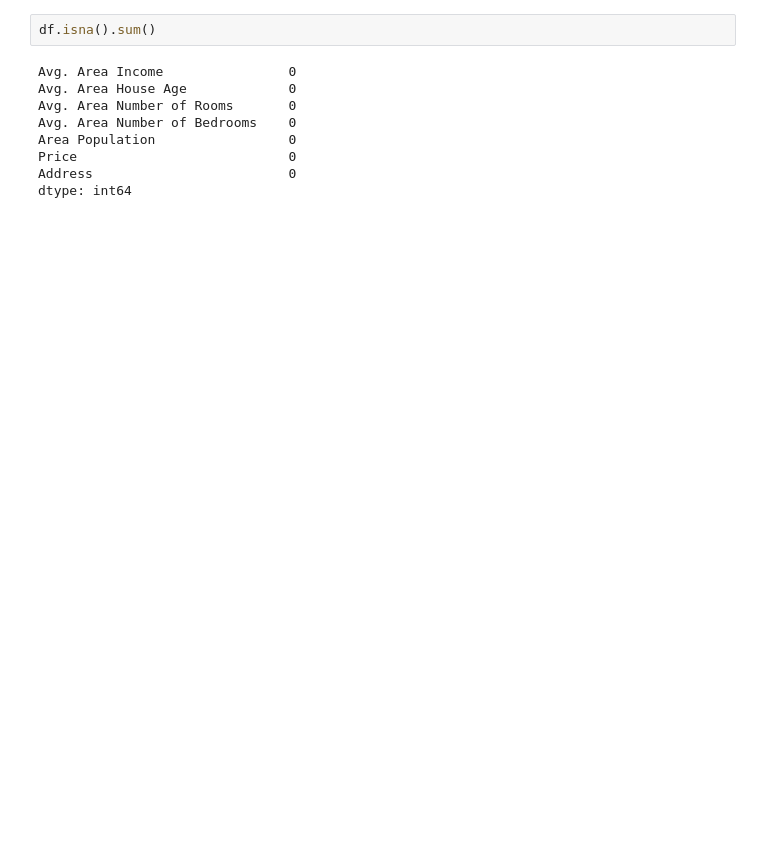
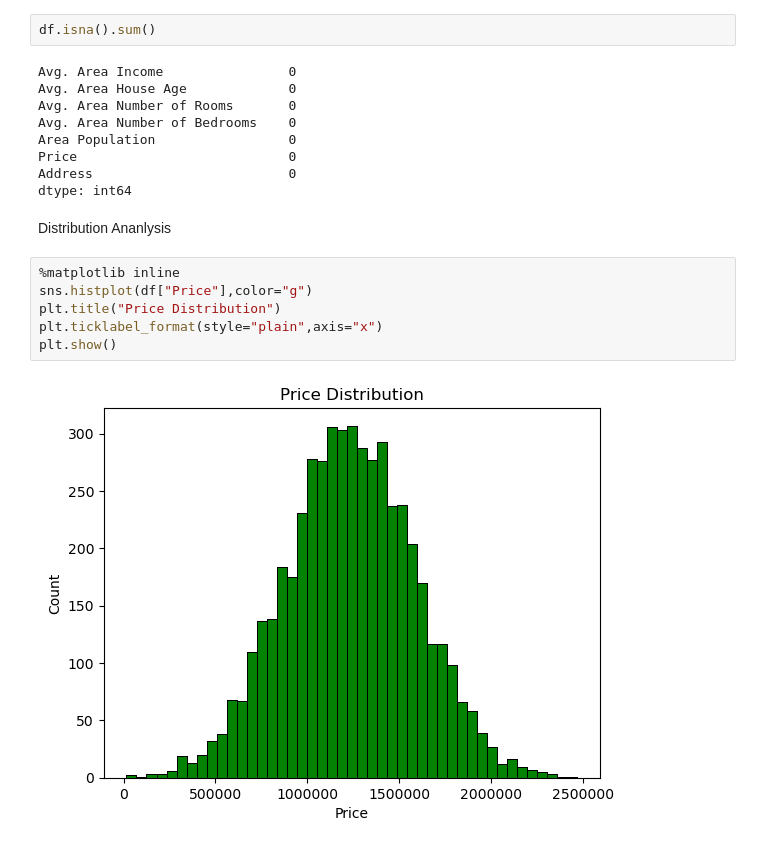
Before and after one commit to JuttuAbhiram/Machine-Learning, a Jupyter notebook: Linear_Regression/house_price_prediction.ipynb, the cells around one changed output. Drawn from its saved outputs; the diff is of its cells as text; blank space fills up the shorter version.

Commit message:
visualize the price distribution and correlation analysis

```diff
--- a/Linear_Regression/house_price_prediction.ipynb
+++ b/Linear_Regression/house_price_prediction.ipynb
@@ -76,3 +76,13 @@ Area Population                 0
 Price                           0
 Address                         0
 dtype: int64
+# %% [markdown]
+Distribution Ananlysis
+# %%
+%matplotlib inline
+sns.histplot(df["Price"],color="g")
+plt.title("Price Distribution")
+plt.ticklabel_format(style="plain",axis="x")
+plt.show()
+# %% [output]
+[figure, added]
```
Also changed, not shown: parts of 2 cells of this notebook.
